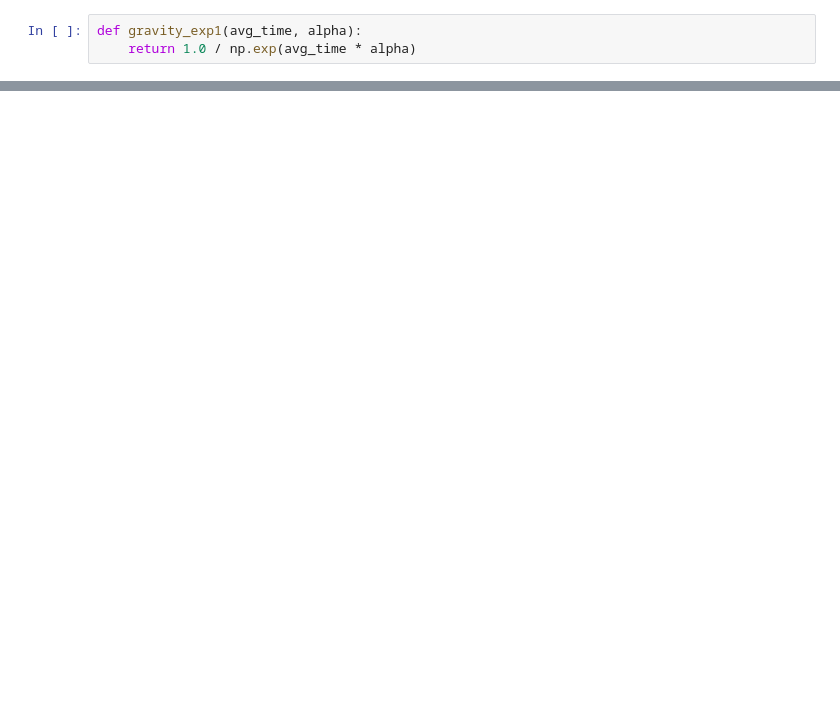
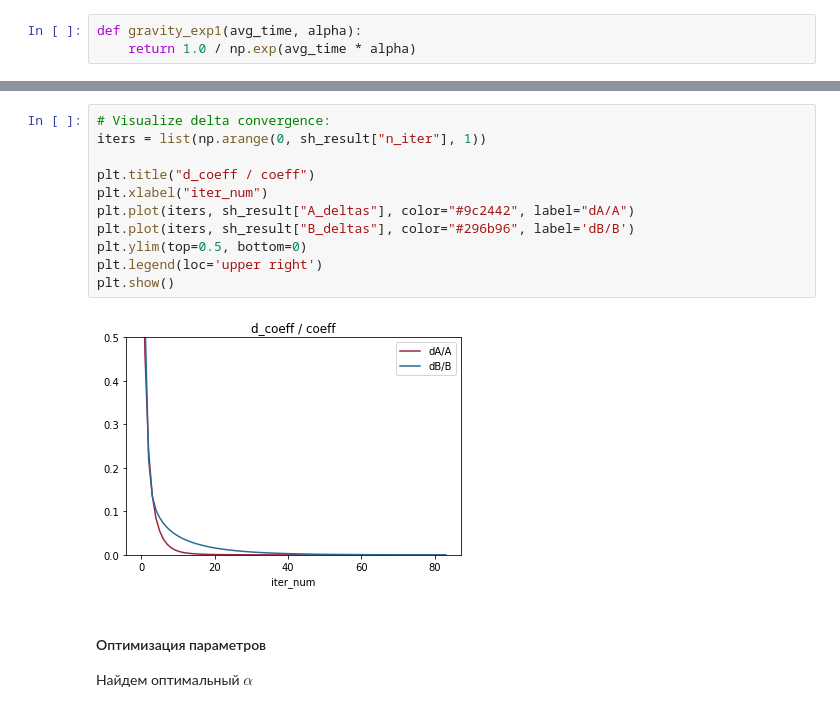
Before and after one commit to ArthurSamuelyan/CorrMatrix, a Jupyter notebook: corr_matrix.ipynb, the cells around one changed output, grey strips where cells are left out. Drawn from its saved outputs; the diff is of its cells as text; blank space fills up the shorter version.

```diff
--- a/corr_matrix.ipynb
+++ b/corr_matrix.ipynb
@@ -237,0 +245,16 @@ iteration: 1
+# %%
+# Visualize delta convergence:
+iters = list(np.arange(0, sh_result["n_iter"], 1))
+
+plt.title("d_coeff / coeff")
+plt.xlabel("iter_num")
+plt.plot(iters, sh_result["A_deltas"], color="#9c2442", label="dA/A")
+plt.plot(iters, sh_result["B_deltas"], color="#296b96", label='dB/B')
+plt.ylim(top=0.5, bottom=0)
+plt.legend(loc='upper right')
+plt.show()
+# %% [output]
+[figure, added]
+# %% [markdown]
+#### Оптимизация параметров
+Найдем оптимальный $\alpha$
```
Also changed, not shown: parts of 18 cells of this notebook.
